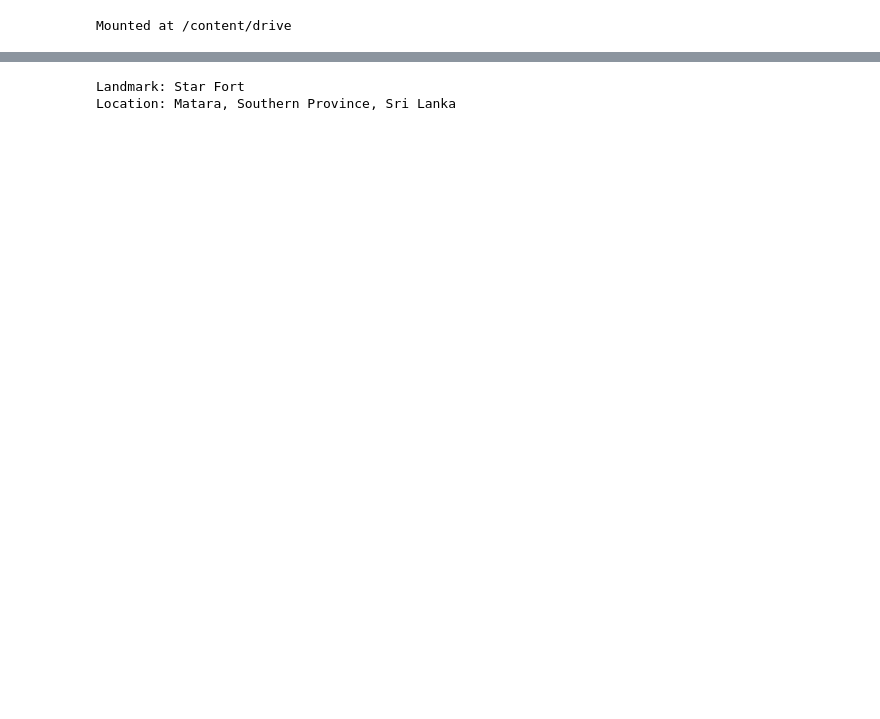
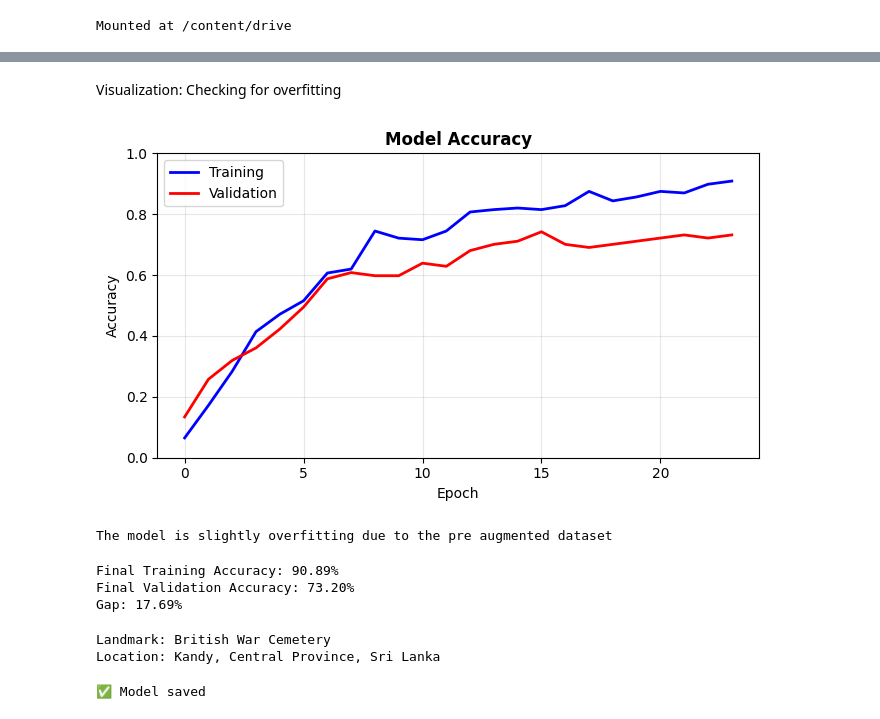
Before and after one commit to kevinHerath123/AI-Powered-Intelligent-Tourism-Support-System, a Jupyter notebook: CNN_Model_Implementation.ipynb, the cells around one changed output, grey strips where cells are left out. Drawn from its saved outputs; the diff is of its cells as text; code cells hidden in the pictures; blank space fills up the shorter version.

Commit message:
Modified CNN model with code outputs

```diff
--- a/CNN_Model_Implementation.ipynb
+++ b/CNN_Model_Implementation.ipynb
@@ -12,5 +12,5 @@ from tensorflow.keras.callbacks import EarlyStopping
 # %%
 drive.mount('/content/drive', force_remount=True)
-DATA_FOLDER = '/content/drive/MyDrive/LandMark Images'
+DATA_FOLDER = '/content/drive/MyDrive/LandMark Images Pre-Processed'
 # %% [output]
 Mounted at /content/drive
@@ -23,17 +51,23 @@ def load_images():
     for i, name in enumerate(classes):
         path = os.path.join(DATA_FOLDER, name)
         for file in os.listdir(path):
-            if file.lower().endswith(('.jpg', '.jpeg', '.webp', '.JPG')):
+            if file.lower().endswith('.jpg'):
                 try:
                     img = np.array(Image.open(os.path.join(path, file)).convert('RGB'))
-                    X.append(cv2.resize(img, (350, 350)) / 255.0)
+                    X.append(cv2.resize(img, (290, 290)) / 255.0)
                     y.append(i)
                 except:
                     pass
 
-    idx = np.random.permutation(len(X))
-    split = int(0.8 * len(X))
-    return np.array(X)[idx[:split]], np.array(X)[idx[split:]], np.array(y)[idx[:split]], np.array(y)[idx[split:]], classes
+    # Stratified split to maintain class balance
+    X_train, X_val, y_train, y_val = train_test_split(
+        np.array(X), np.array(y),
+        test_size=0.2,
+        random_state=42,
+        stratify=np.array(y)  # Ensures each landmark has 80/20 split
+    )
+
+    return X_train, X_val, y_train, y_val, classes
 # %%
 X_train, X_val, y_train, y_val, CLASS_NAMES = load_images()
 print(f"Loaded {len(X_train)} train, {len(X_val)} val images")
@@ -76,5 +129,10 @@ Model: "functional_1"
 # %%
-# Model Training process
-model.fit(X_train, y_train, validation_data=(X_val, y_val), epochs=20, batch_size=9,
-          callbacks=[tf.keras.callbacks.EarlyStopping(patience=4)], verbose=1)
+history_phase1 = model.fit(
+    X_train, y_train,
+    validation_data=(X_val, y_val),
+    epochs=24,
+    batch_size= 25,
+    callbacks=[EarlyStopping(patience=4, restore_best_weights=True, monitor='val_loss')],
+    verbose=1
+)
 # %% [output]
@@ -127,3 +156,38 @@ LOCATION_MAP = {
+# %% [markdown]
+Visualization: Checking for overfitting
+# %%
+plt.figure(figsize=(13, 4))
+
+# Accuracy Plot
+plt.subplot(1, 2, 1)
+plt.plot(history_phase1.history['accuracy'], 'b-', label='Training', linewidth=2)
+plt.plot(history_phase1.history['val_accuracy'], 'r-', label='Validation', linewidth=2)
+plt.title('Model Accuracy', fontsize=12, fontweight='bold')
+plt.xlabel('Epoch')
+plt.ylabel('Accuracy')
+plt.legend()
+plt.grid(True, alpha=0.3)
+plt.ylim(0, 1)
+
+plt.tight_layout()
+plt.show()
+# %% [output]
+[figure, added]
+# %%
+print("The model is slightly overfitting due to the pre augmented dataset")
+# %% [output]
+The model is slightly overfitting due to the pre augmented dataset
+# %%
+# Print final metrics
+final_train_acc = history_phase1.history['accuracy'][-1]
+final_val_acc = history_phase1.history['val_accuracy'][-1]
+print(f"\nFinal Training Accuracy: {final_train_acc:.2%}")
+print(f"Final Validation Accuracy: {final_val_acc:.2%}")
+print(f"Gap: {final_train_acc - final_val_acc:.2%} ")
+# %% [output]
+Final Training Accuracy: 90.89%
+Final Validation Accuracy: 73.20%
+Gap: 17.69%
 # %%
 # This function returns the landmark name and its location
 def predict(img_path):
@@ -139,9 +202,14 @@ def predict(img_path):
     return {'name': landmark, 'place': location}
 # %%
 # Testing the model
-result = predict('/content/drive/MyDrive/LandMark Images/Star Fort/pic 1.jpg')
+result = predict('/content/drive/MyDrive/LandMark Images Pre-Processed/British War Cemetery/pic-2_png.rf.35f63c3dc54896480db9fee09a06f54b.jpg')
 print(f"Landmark: {result['name']}")
 print(f"Location: {result['place']}")
 # %% [output]
-Landmark: Star Fort
-Location: Matara, Southern Province, Sri Lanka
+Landmark: British War Cemetery
+Location: Kandy, Central Province, Sri Lanka
+# %%
+model.save('/content/drive/MyDrive/LandmarkRecognition_model.keras')
+print("✅ Model saved")
+# %% [output]
+✅ Model saved
```
Also changed, not shown: parts of 10 cells of this notebook.
